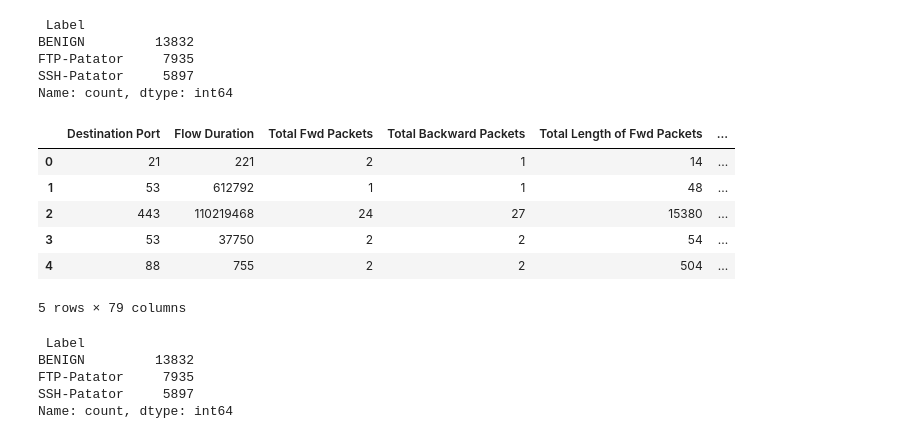
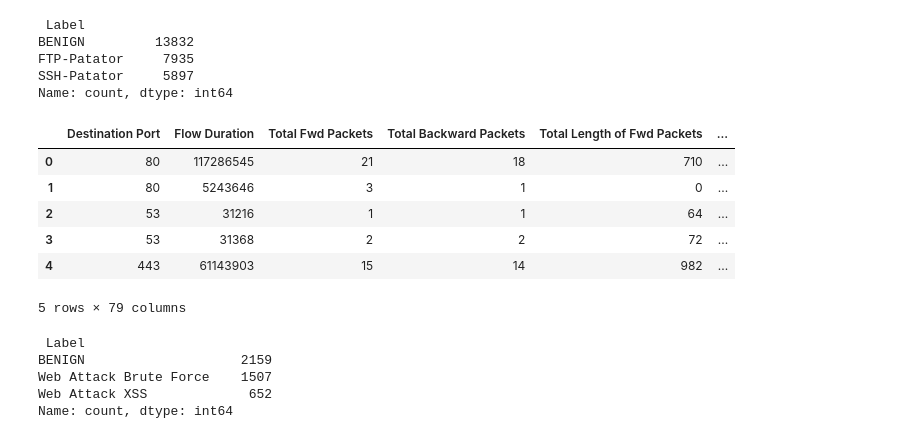
Before and after one commit to suzaladhikari/federated_learningIDS, a Jupyter notebook: silos_created/binarysilos.ipynb, the cells around one changed output. Drawn from its saved outputs; the diff is of its cells as text; code cells hidden in the pictures.

```diff
--- a/silos_created/binarysilos.ipynb
+++ b/silos_created/binarysilos.ipynb
@@ -116,21 +128,21 @@ FTP-Patator     7935
 SSH-Patator     5897
 Name: count, dtype: int64
 # %%
-pd4 = pd.read_csv('../silos_datasets/siloThree.csv')
+pd4 = pd.read_csv('../silos_datasets/siloFour.csv')
 pd4.head(5)
 # %% [output]
 |  | Destination Port | Flow Duration | Total Fwd Packets | Total Backward Packets | Total Length of Fwd Packets | ... |
-| 0 | 21 | 221 | 2 | 1 | 14 | ... |
-| 1 | 53 | 612792 | 1 | 1 | 48 | ... |
-| 2 | 443 | 110219468 | 24 | 27 | 15380 | ... |
-| 3 | 53 | 37750 | 2 | 2 | 54 | ... |
-| 4 | 88 | 755 | 2 | 2 | 504 | ... |
+| 0 | 80 | 117286545 | 21 | 18 | 710 | ... |
+| 1 | 80 | 5243646 | 3 | 1 | 0 | ... |
+| 2 | 53 | 31216 | 1 | 1 | 64 | ... |
+| 3 | 53 | 31368 | 2 | 2 | 72 | ... |
+| 4 | 443 | 61143903 | 15 | 14 | 982 | ... |
 5 rows × 79 columns
 # %%
 print(pd4[' Label'].value_counts())
 # %% [output]
  Label
-BENIGN         13832
-FTP-Patator     7935
-SSH-Patator     5897
+BENIGN                    2159
+Web Attack Brute Force    1507
+Web Attack XSS             652
 Name: count, dtype: int64
```
Also changed, not shown: parts of 2 cells of this notebook.
